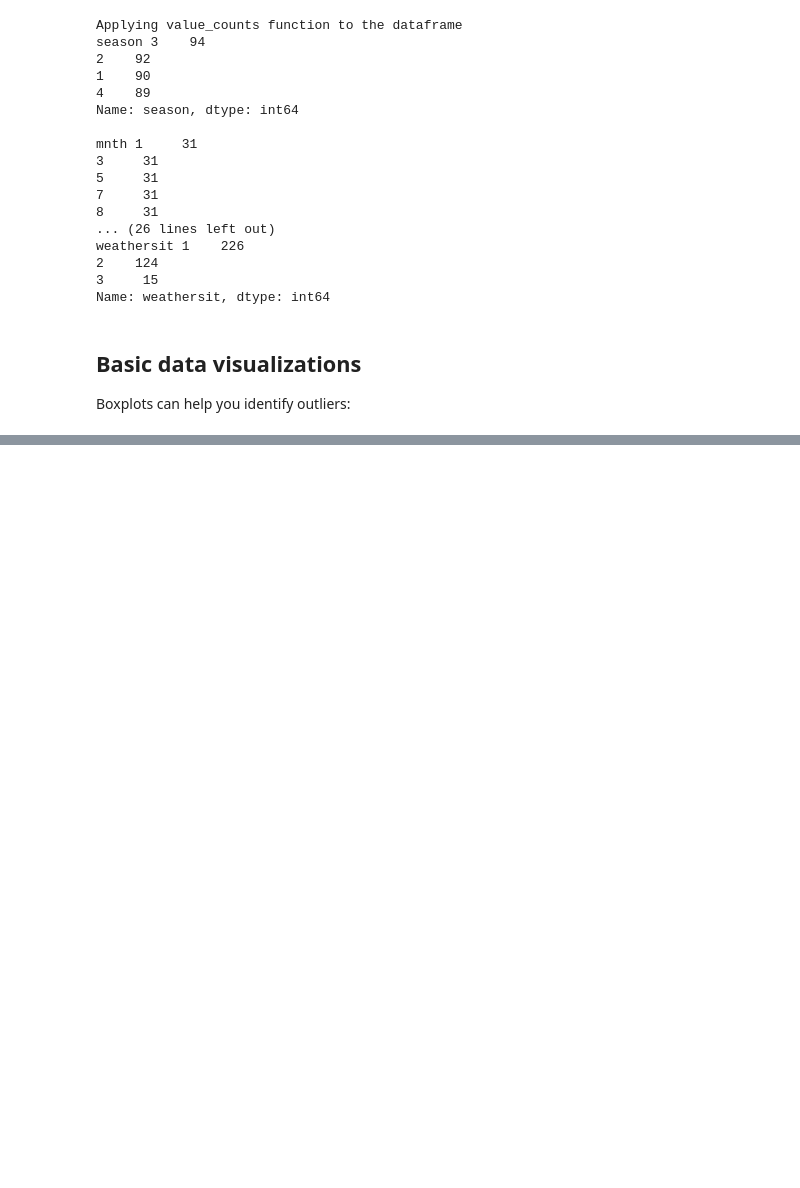
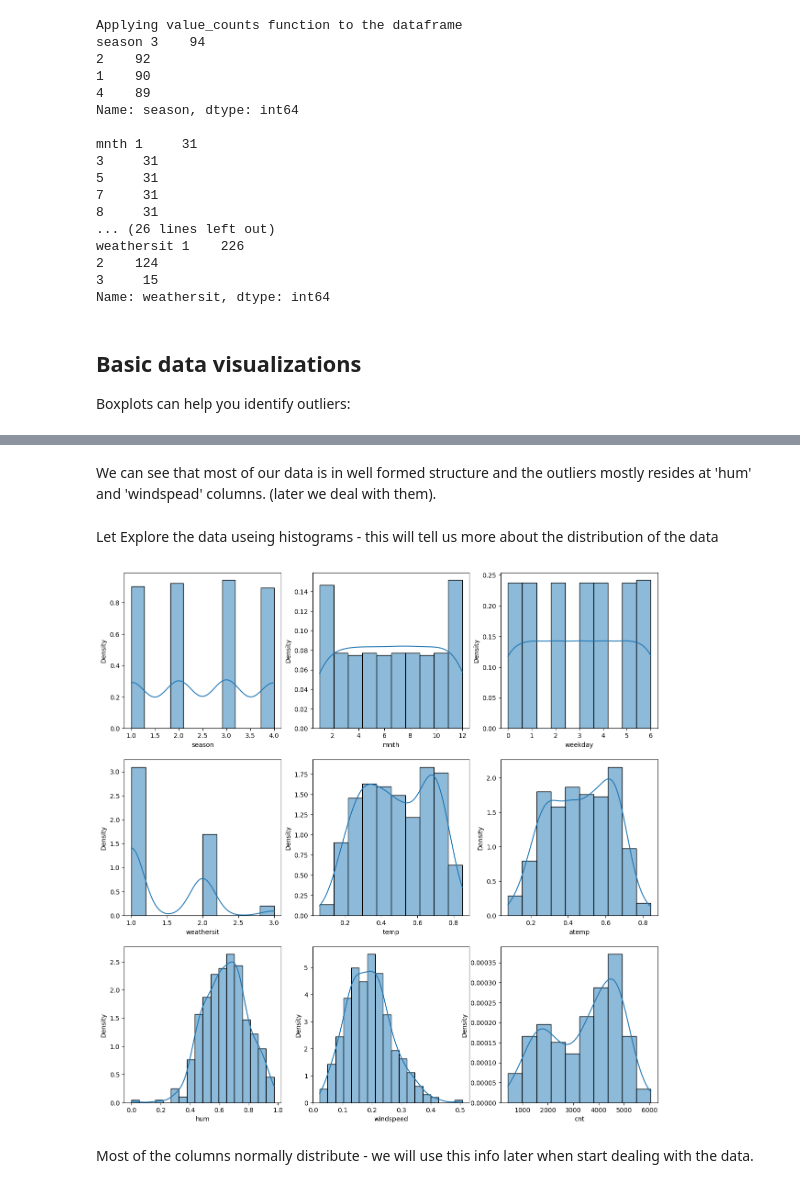
Before and after one commit to OdedHellman/Bike-Sharing-Demand---Kaggle-Competition, a Jupyter notebook: competition_notebook.ipynb, the cells around one changed output, grey strips where cells are left out. Cells and saved outputs as stored; diff of their text form; code cells hidden in the pictures; blank space fills up the shorter version.

Commit message:
finish first part - data exploration

```diff
--- a/competition_notebook.ipynb
+++ b/competition_notebook.ipynb
@@ -168,0 +170,21 @@ df.plot(kind="box", figsize=(35, 7), subplots=True, sharex=False, sharey=False);
+# %% [markdown]
+We can see that most of our data is in well formed structure and the outliers mostly resides at 'hum' and 'windspead' columns. (later we deal
+with them).
+# %% [markdown]
+Let Explore the data useing histograms - this will tell us more about the distribution of the data
+# %%
+# Lets remove bool columns - histogram is not informative on bool columns
+bool_collist = ['holiday', 'workingday']
+numeric_df = df.drop(bool_collist, axis=1)
+
+# Set up the matplotlib figure
+fig, axes = plt.subplots(nrows=len(numeric_df.columns) // 3, ncols=3, figsize=(15, 15))
+axes = axes.ravel()  # flattening the array makes indexing easier
+
+for col, axis in zip(numeric_df.columns, axes):
+    sns.histplot(data=numeric_df, x=col, ax=axis, kde=True, stat='density')
+plt.show()
+# %% [output]
+[figure, added]
+# %% [markdown]
+Most of the columns normally distribute  - we will use this info later when start dealing with the data.
```
Also changed, not shown: parts of 6 cells of this notebook.
